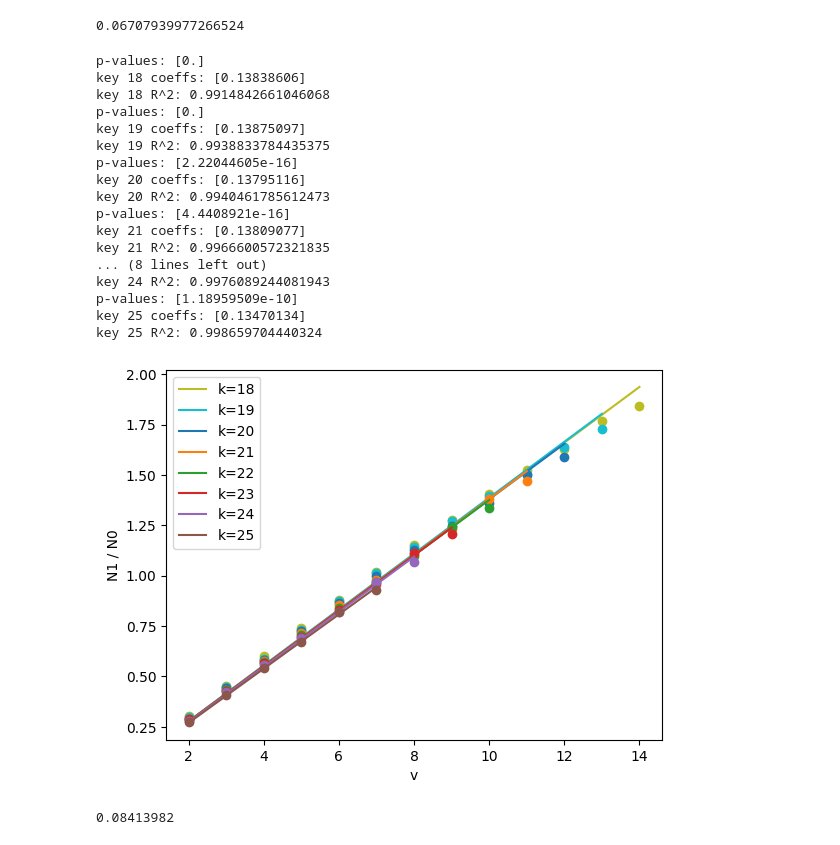
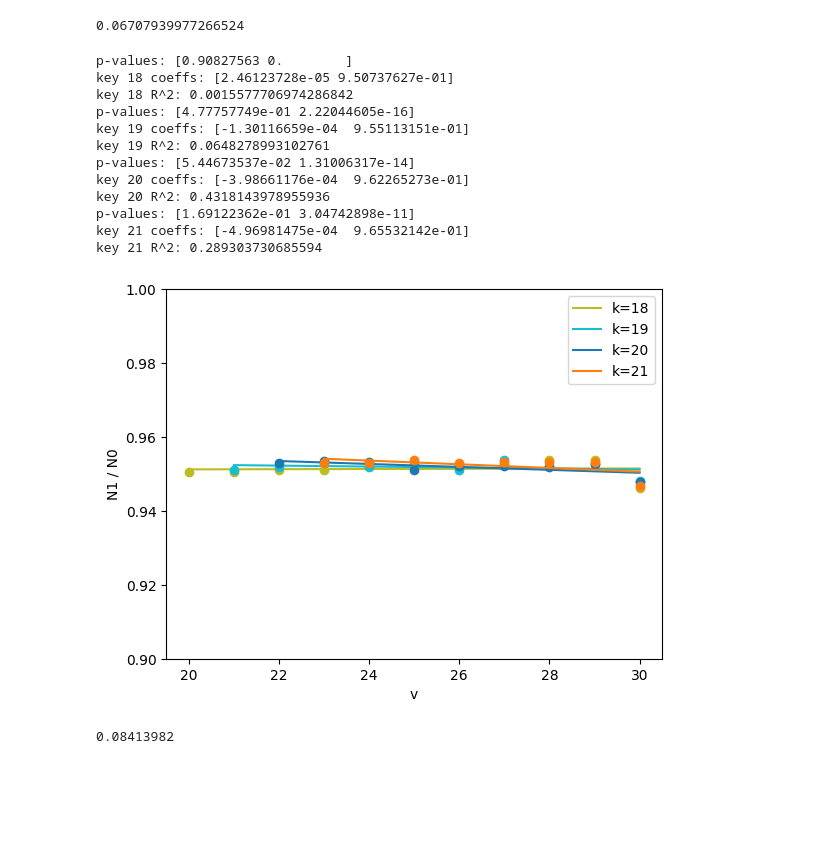
Before and after one commit to GZHoffie/skiver-test, a Jupyter notebook: experiments/parameter_dependence/plot_results.ipynb, the cells around one changed output. Drawn from its saved outputs; the diff is of its cells as text; code cells hidden in the pictures; blank space fills up the shorter version.

Commit message:
Next value prediction

```diff
--- a/experiments/parameter_dependence/plot_results.ipynb
+++ b/experiments/parameter_dependence/plot_results.ipynb
@@ -564,10 +610,11 @@ for key, values in results_dict.items():
     #A = np.vstack([s_times_v, v]).T
     #A = np.vstack([v * v, v, np.ones(len(v))]).T
     #A = np.vstack([v, np.ones(len(v))]).T
-    #A = np.vstack([s, np.ones(len(s))]).T
+    A = np.vstack([s, np.ones(len(s))]).T
 
     #A = np.vstack([s]).T
-    A = np.vstack([v]).T
+    #A = np.vstack([v]).T
+
     coeffs, residuals, rank, _s = np.linalg.lstsq(A, y, rcond=None)
 
     n, p = A.shape
@@ -575,54 +622,49 @@ for key, values in results_dict.items():
         rss = residuals[0]
     else:
         rss = np.sum((y - A.dot(coeffs))**2)
 
     df = n - p
     sigma2 = rss / df
     cov = sigma2 * np.linalg.inv(A.T @ A)
     se = np.sqrt(np.diag(cov))
     t_stats = coeffs / se
 
     p_values = 2 * (1 - stats.t.cdf(np.abs(t_stats), df=df))
 
     #print('coeffs:', coeffs)
     #print('se:', se)
     #print('t:', t_stats)
     print('p-values:', p_values)
     print(f'key {key} coeffs: {coeffs}')
     y_fit = A @ coeffs
     ss_res = np.sum((y - y_fit) ** 2)
     ss_tot = np.sum((y - np.mean(y)) ** 2)
     r_squared = 1 - (ss_res / ss_tot)
     print(f'key {key} R^2: {r_squared}')
-    plt.plot(v, y, 'o', color=f'C{key}')
-    plt.plot(v, y_fit, '-', label=f'k={key}', color=f'C{key}')
+    plt.plot(s, y, 'o', color=f'C{key}')
+    plt.plot(s, y_fit, '-', label=f'k={key}', color=f'C{key}')
 
 plt.xlabel('v')
 plt.ylabel('N1 / N0')
 #plt.title('Change of Results')
 #plt.xlim(0, 1)
-#plt.ylim(0, 0.1)
+plt.ylim(0.9, 1)
 plt.legend()
 plt.show()
 # %% [output]
-p-values: [0.]
-key 18 coeffs: [0.13838606]
-key 18 R^2: 0.9914842661046068
-p-values: [0.]
-key 19 coeffs: [0.13875097]
-key 19 R^2: 0.9938833784435375
-p-values: [2.22044605e-16]
-key 20 coeffs: [0.13795116]
-key 20 R^2: 0.9940461785612473
-p-values: [4.4408921e-16]
-key 21 coeffs: [0.13809077]
-key 21 R^2: 0.9966600572321835
-... (8 lines left out)
-key 24 R^2: 0.9976089244081943
-p-values: [1.18959509e-10]
-key 25 coeffs: [0.13470134]
-key 25 R^2: 0.998659704440324
+p-values: [0.90827563 0.        ]
+key 18 coeffs: [2.46123728e-05 9.50737627e-01]
+key 18 R^2: 0.0015577706974286842
+p-values: [4.77757749e-01 2.22044605e-16]
+key 19 coeffs: [-1.30116659e-04  9.55113151e-01]
+key 19 R^2: 0.0648278993102761
+p-values: [5.44673537e-02 1.31006317e-14]
+key 20 coeffs: [-3.98661176e-04  9.62265273e-01]
+key 20 R^2: 0.4318143978955936
+p-values: [1.69122362e-01 3.04742898e-11]
+key 21 coeffs: [-4.96981475e-04  9.65532142e-01]
+key 21 R^2: 0.289303730685594
-[figure, old version]
+[figure, new version]
 # %%
 slope = 0.02775329
 intercept = 0.05638653
```
Also changed, not shown: parts of 1 cell of this notebook.
